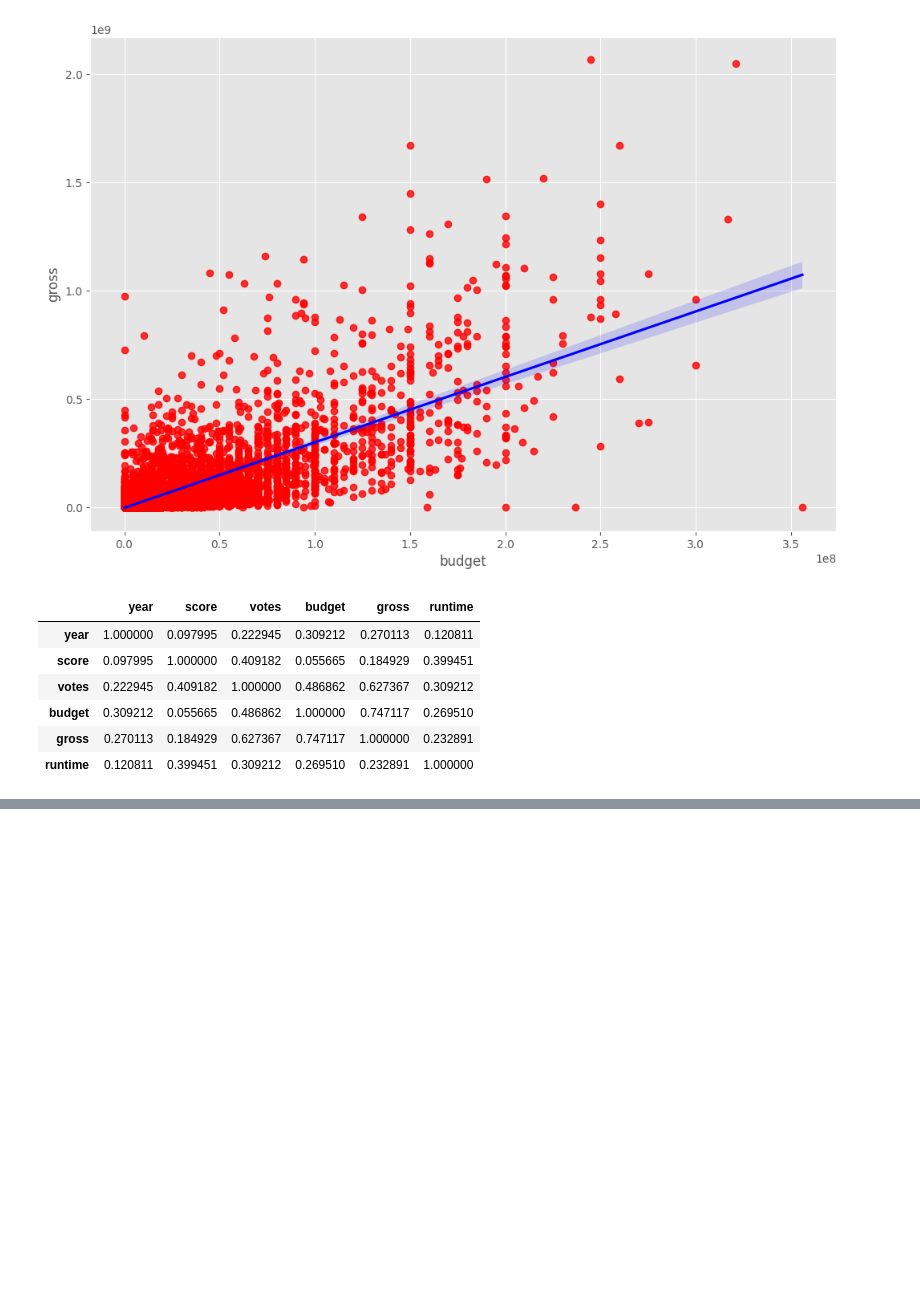
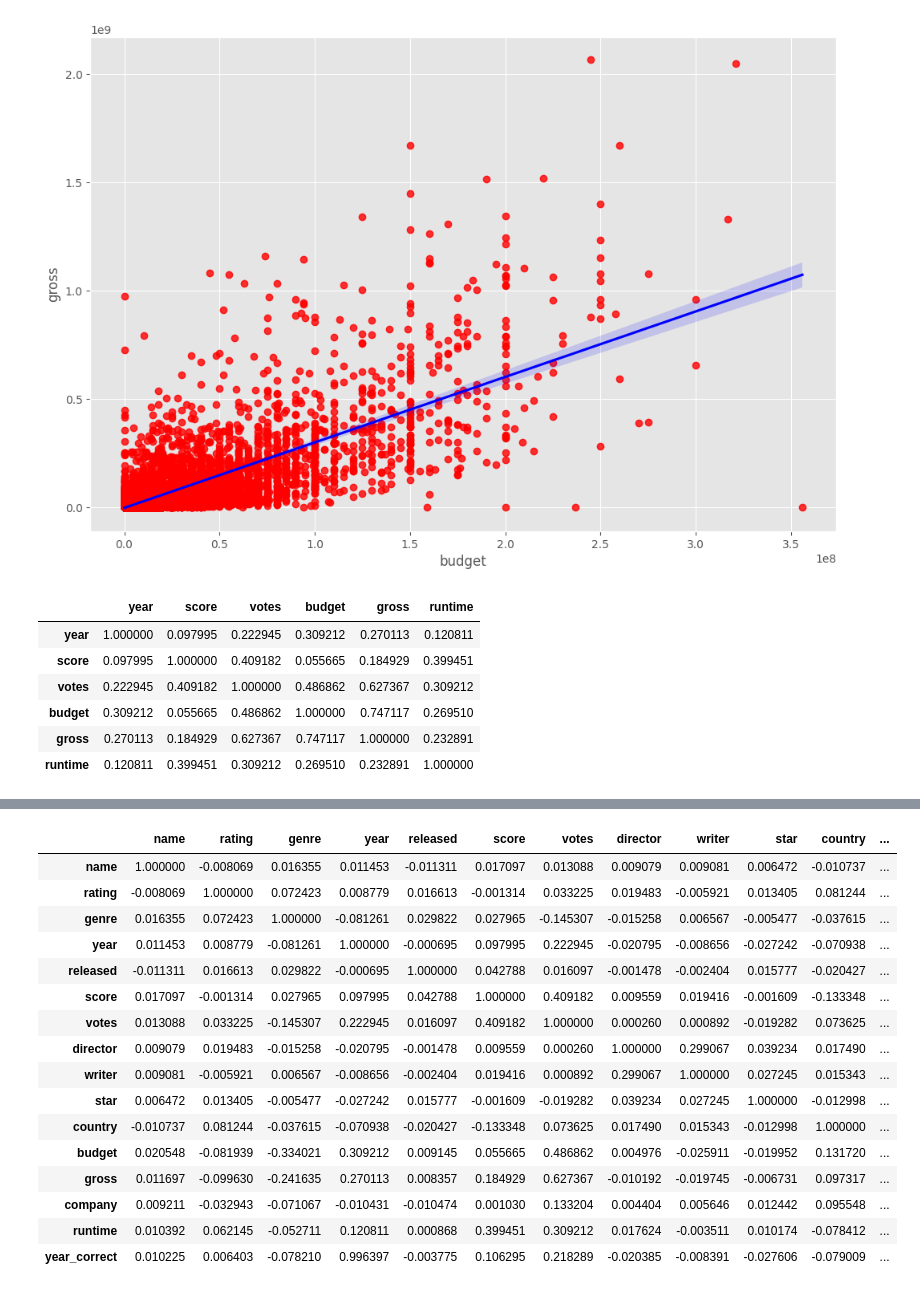
Before and after one commit to JAM5BOCsAdi/Data_Analyst_Python, a Jupyter notebook: Jupyter/Correlation/correlation.ipynb, the cells around one changed output, grey strips where cells are left out. Drawn from its saved outputs; the diff is of its cells as text; code cells hidden in the pictures; blank space fills up the shorter version.

```diff
--- a/Jupyter/Correlation/correlation.ipynb
+++ b/Jupyter/Correlation/correlation.ipynb
@@ -298,0 +376,20 @@ df.corr(numeric_only=True)
+# %%
+df_numerized.corr()
+# %% [output]
+|  | name | rating | genre | year | released | score | votes | director | writer | star | country | ... |
+| name | 1.000000 | -0.008069 | 0.016355 | 0.011453 | -0.011311 | 0.017097 | 0.013088 | 0.009079 | 0.009081 | 0.006472 | -0.010737 | ... |
+| rating | -0.008069 | 1.000000 | 0.072423 | 0.008779 | 0.016613 | -0.001314 | 0.033225 | 0.019483 | -0.005921 | 0.013405 | 0.081244 | ... |
+| genre | 0.016355 | 0.072423 | 1.000000 | -0.081261 | 0.029822 | 0.027965 | -0.145307 | -0.015258 | 0.006567 | -0.005477 | -0.037615 | ... |
+| year | 0.011453 | 0.008779 | -0.081261 | 1.000000 | -0.000695 | 0.097995 | 0.222945 | -0.020795 | -0.008656 | -0.027242 | -0.070938 | ... |
+| released | -0.011311 | 0.016613 | 0.029822 | -0.000695 | 1.000000 | 0.042788 | 0.016097 | -0.001478 | -0.002404 | 0.015777 | -0.020427 | ... |
+| score | 0.017097 | -0.001314 | 0.027965 | 0.097995 | 0.042788 | 1.000000 | 0.409182 | 0.009559 | 0.019416 | -0.001609 | -0.133348 | ... |
+| votes | 0.013088 | 0.033225 | -0.145307 | 0.222945 | 0.016097 | 0.409182 | 1.000000 | 0.000260 | 0.000892 | -0.019282 | 0.073625 | ... |
+| director | 0.009079 | 0.019483 | -0.015258 | -0.020795 | -0.001478 | 0.009559 | 0.000260 | 1.000000 | 0.299067 | 0.039234 | 0.017490 | ... |
+| writer | 0.009081 | -0.005921 | 0.006567 | -0.008656 | -0.002404 | 0.019416 | 0.000892 | 0.299067 | 1.000000 | 0.027245 | 0.015343 | ... |
+| star | 0.006472 | 0.013405 | -0.005477 | -0.027242 | 0.015777 | -0.001609 | -0.019282 | 0.039234 | 0.027245 | 1.000000 | -0.012998 | ... |
+| country | -0.010737 | 0.081244 | -0.037615 | -0.070938 | -0.020427 | -0.133348 | 0.073625 | 0.017490 | 0.015343 | -0.012998 | 1.000000 | ... |
+| budget | 0.020548 | -0.081939 | -0.334021 | 0.309212 | 0.009145 | 0.055665 | 0.486862 | 0.004976 | -0.025911 | -0.019952 | 0.131720 | ... |
+| gross | 0.011697 | -0.099630 | -0.241635 | 0.270113 | 0.008357 | 0.184929 | 0.627367 | -0.010192 | -0.019745 | -0.006731 | 0.097317 | ... |
+| company | 0.009211 | -0.032943 | -0.071067 | -0.010431 | -0.010474 | 0.001030 | 0.133204 | 0.004404 | 0.005646 | 0.012442 | 0.095548 | ... |
+| runtime | 0.010392 | 0.062145 | -0.052711 | 0.120811 | 0.000868 | 0.399451 | 0.309212 | 0.017624 | -0.003511 | 0.010174 | -0.078412 | ... |
+| year_correct | 0.010225 | 0.006403 | -0.078210 | 0.996397 | -0.003775 | 0.106295 | 0.218289 | -0.020385 | -0.008391 | -0.027606 | -0.079009 | ... |
```
Also changed, not shown: parts of 10 cells of this notebook.
